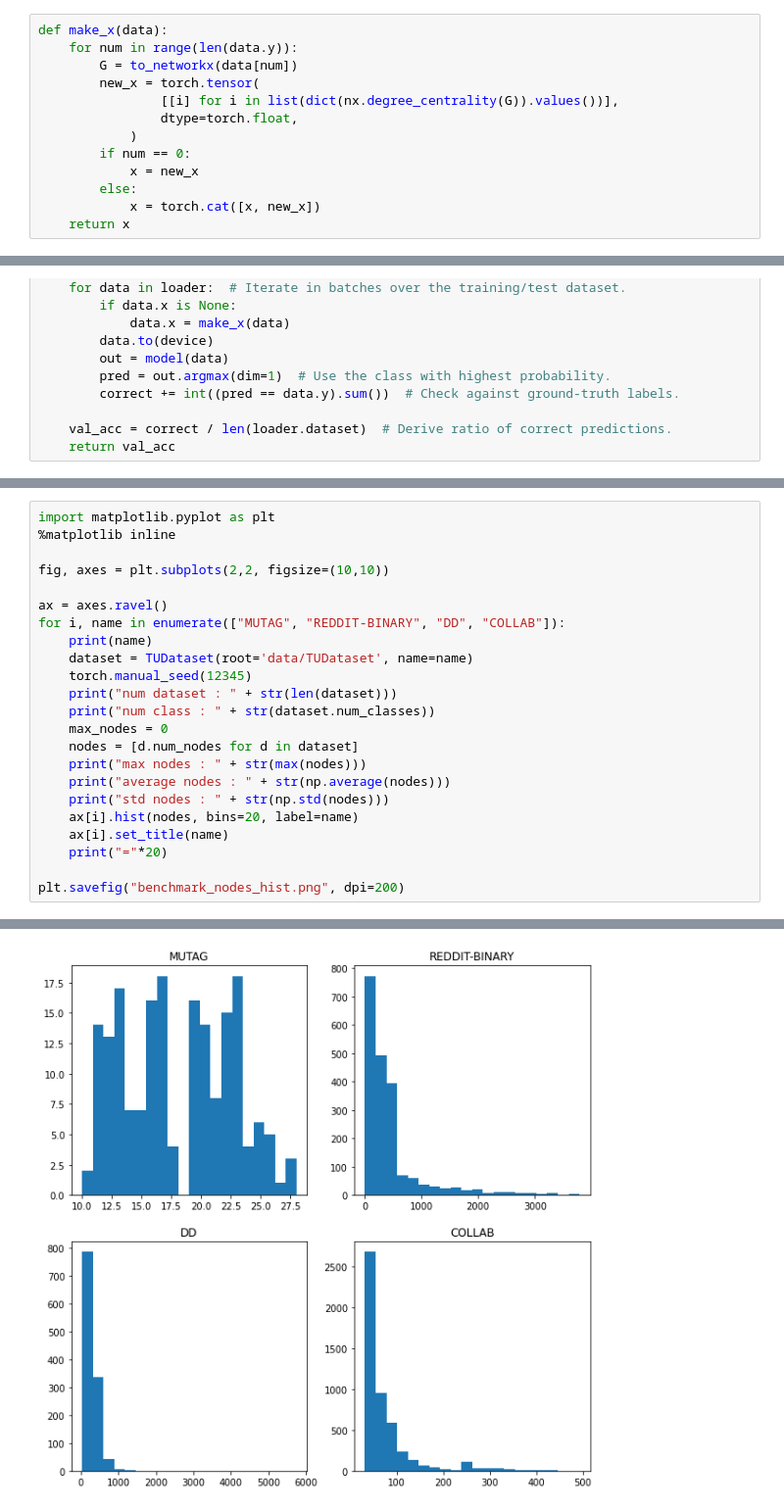
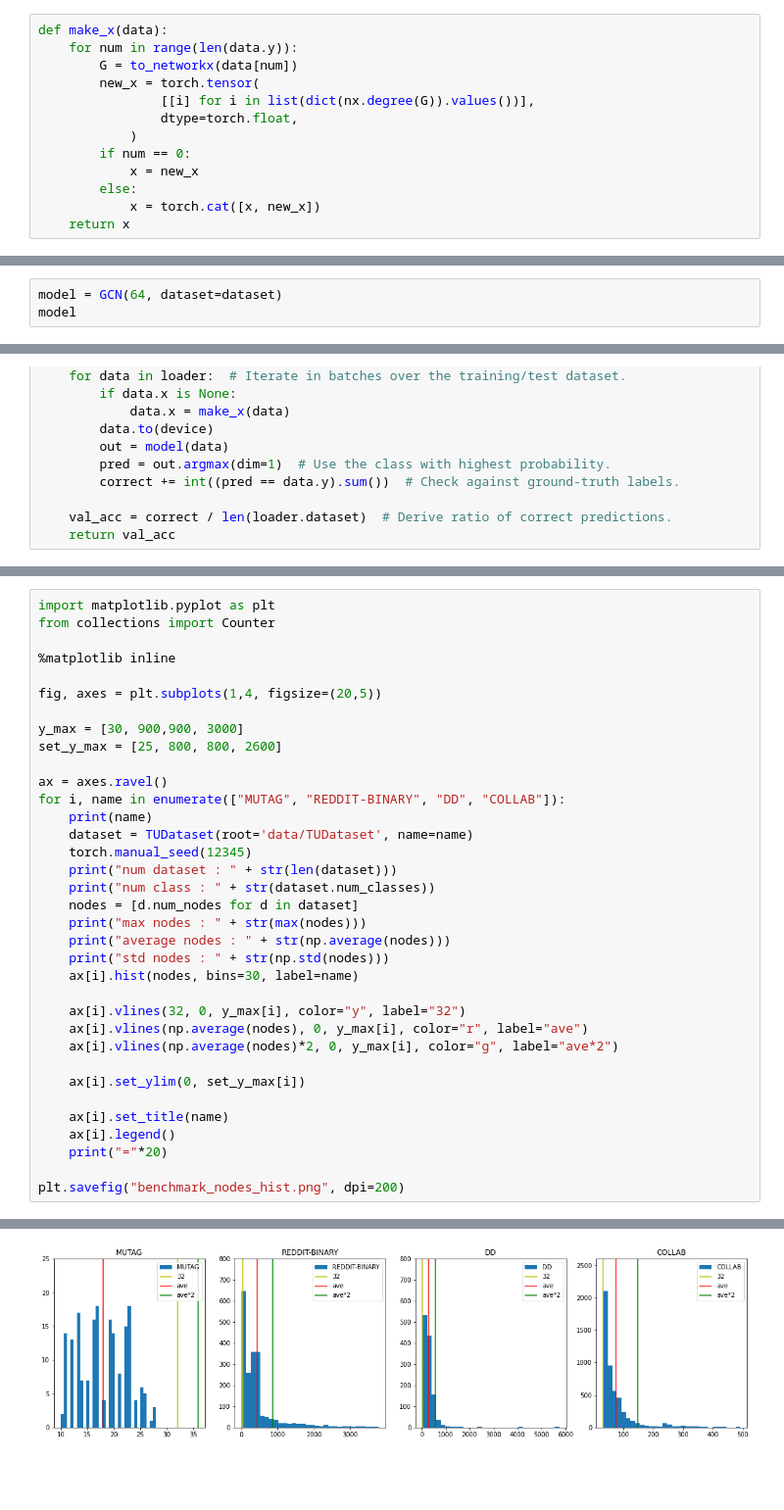
Before and after one commit to HayatoTanoue/GNN_practice, a Jupyter notebook: notebooks/benchmark_crossValid.ipynb, the cells around one changed output, grey strips where cells are left out. Shown: that part at 98% size. Cells and saved outputs as stored; diff of their text form; blank space fills up the shorter version.

```diff
--- a/notebooks/benchmark_crossValid.ipynb
+++ b/notebooks/benchmark_crossValid.ipynb
@@ -24,7 +25,7 @@ def make_x(data):
     for num in range(len(data.y)):
         G = to_networkx(data[num])
         new_x = torch.tensor(
-                [[i] for i in list(dict(nx.degree_centrality(G)).values())],
+                [[i] for i in list(dict(nx.degree(G)).values())],
                 dtype=torch.float,
             )
         if num == 0:
@@ -70,3 +71,6 @@ device = torch.device("cuda:0" if torch.cuda.is_available() else "cpu")
 fold = KFold(
     n_splits=10, shuffle=True, random_state=0
 )
+# %%
+model = GCN(64, dataset=dataset)
+model
@@ -249,8 +260,13 @@ df.to_csv("benchmark_cv_DGCNN.csv")
 # %%
 import matplotlib.pyplot as plt
+from collections import Counter
+
 %matplotlib inline
 
-fig, axes = plt.subplots(2,2, figsize=(10,10))
+fig, axes = plt.subplots(1,4, figsize=(20,5))
+
+y_max = [30, 900,900, 3000]
+set_y_max = [25, 800, 800, 2600]
 
 ax = axes.ravel()
 for i, name in enumerate(["MUTAG", "REDDIT-BINARY", "DD", "COLLAB"]):
@@ -258,34 +274,41 @@ for i, name in enumerate(["MUTAG", "REDDIT-BINARY", "DD", "COLLAB"]):
     dataset = TUDataset(root='data/TUDataset', name=name)
     torch.manual_seed(12345)
     print("num dataset : " + str(len(dataset)))
     print("num class : " + str(dataset.num_classes))
-    max_nodes = 0
     nodes = [d.num_nodes for d in dataset]
     print("max nodes : " + str(max(nodes)))
     print("average nodes : " + str(np.average(nodes)))
     print("std nodes : " + str(np.std(nodes)))
-    ax[i].hist(nodes, bins=20, label=name)
+    ax[i].hist(nodes, bins=30, label=name)
+
+    ax[i].vlines(32, 0, y_max[i], color="y", label="32")
+    ax[i].vlines(np.average(nodes), 0, y_max[i], color="r", label="ave")
+    ax[i].vlines(np.average(nodes)*2, 0, y_max[i], color="g", label="ave*2")
+
+    ax[i].set_ylim(0, set_y_max[i])
+
     ax[i].set_title(name)
+    ax[i].legend()
     print("="*20)
 
 plt.savefig("benchmark_nodes_hist.png", dpi=200)
 # %% [output]
 MUTAG
 num dataset : 188
 num class : 2
 max nodes : 28
 average nodes : 17.930851063829788
 std nodes : 4.575664737098715
 ====================
 REDDIT-BINARY
 num dataset : 2000
 num class : 2
 max nodes : 3782
 average nodes : 429.627
 ... (12 lines left out)
 max nodes : 492
 average nodes : 74.4948
 std nodes : 62.30084086880369
 ====================
-[figure, old version]
+[figure, new version]
 # %%
```
Also changed, not shown: parts of 11 cells of this notebook, 56 other files.
